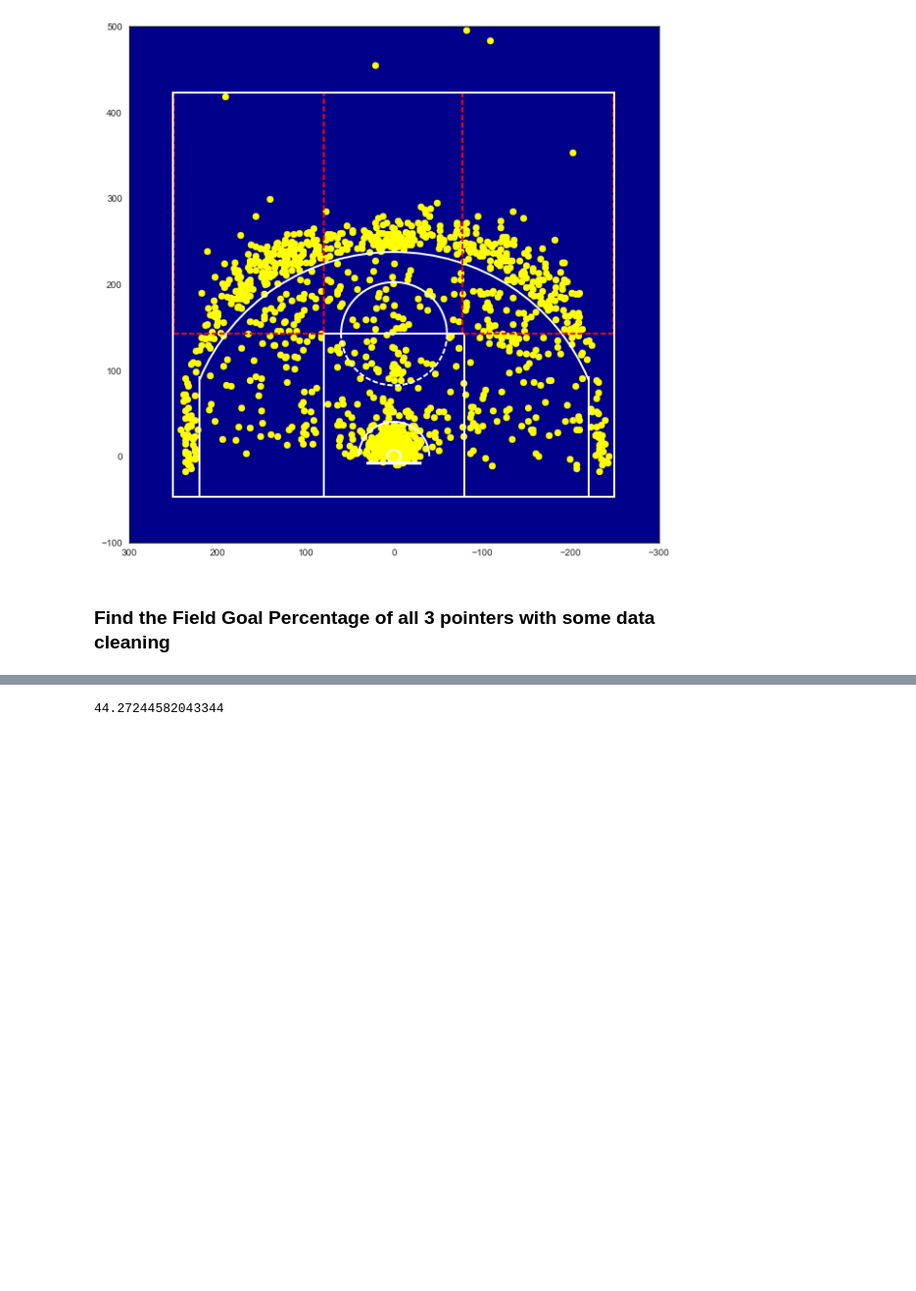
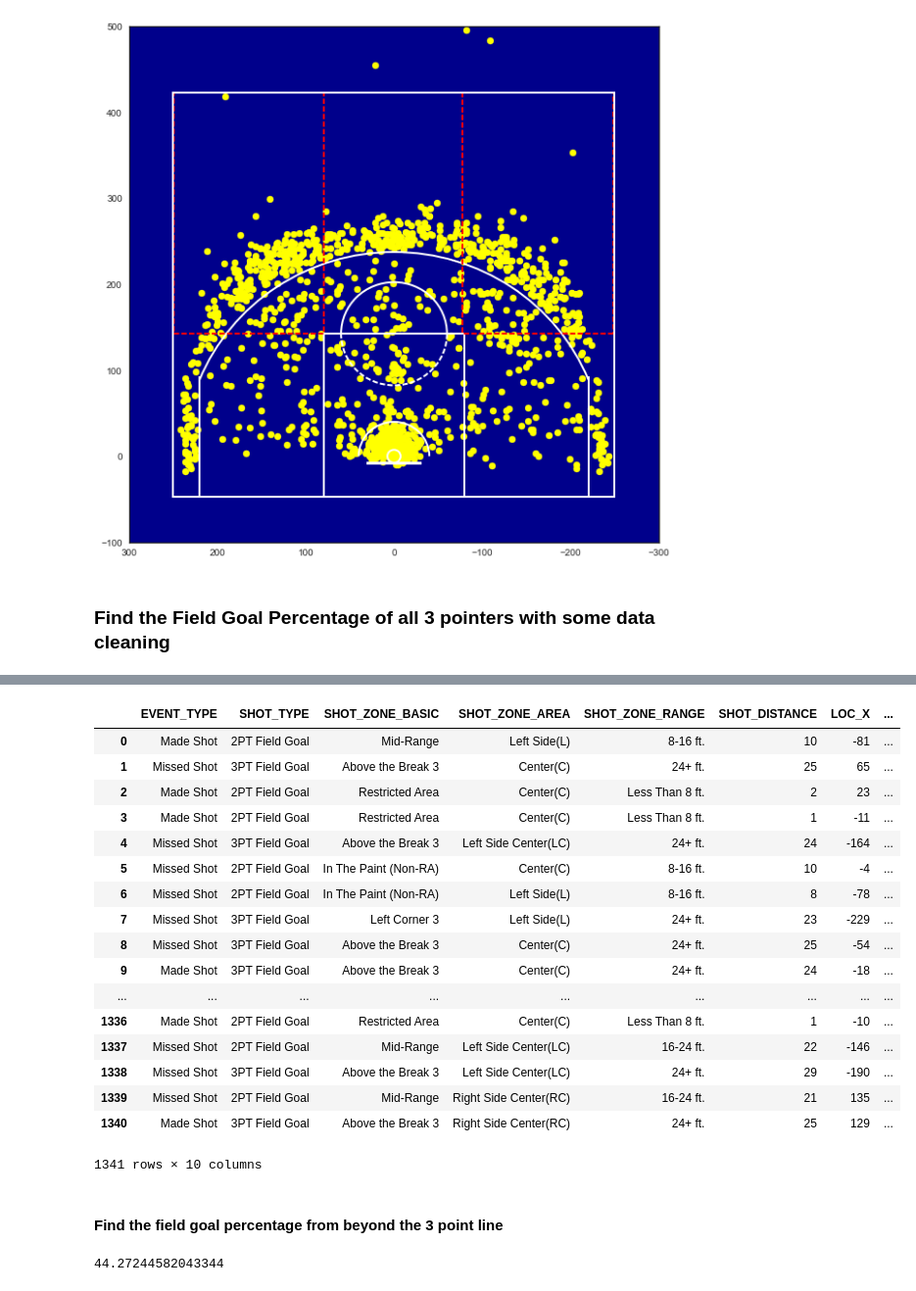
Before and after one commit to TomDonoghue/Pr_065, a Jupyter notebook: FInalProject.ipynb, the cells around one changed output, grey strips where cells are left out. Shown at 98% size. Saved outputs shown, nothing was run; the diff lists cells and outputs as text; code cells hidden in the pictures; blank space fills up the shorter version.

```diff
--- a/FInalProject.ipynb
+++ b/FInalProject.ipynb
@@ -139 +161,26 @@ plt.show()
+# %%
+#drop some columns to make data easier to look at
+df_shots.drop(['GRID_TYPE','GAME_ID','GAME_EVENT_ID','PLAYER_ID','PLAYER_NAME','TEAM_ID','TEAM_NAME','PERIOD','MINUTES_REMAINING','SECONDS_REMAINING','HTM','VTM','ACTION_TYPE','GAME_DATE'], axis=1, inplace=True)
+df_shots
+# %% [output]
+|  | EVENT_TYPE | SHOT_TYPE | SHOT_ZONE_BASIC | SHOT_ZONE_AREA | SHOT_ZONE_RANGE | SHOT_DISTANCE | LOC_X | ... |
+| 0 | Made Shot | 2PT Field Goal | Mid-Range | Left Side(L) | 8-16 ft. | 10 | -81 | ... |
+| 1 | Missed Shot | 3PT Field Goal | Above the Break 3 | Center(C) | 24+ ft. | 25 | 65 | ... |
+| 2 | Made Shot | 2PT Field Goal | Restricted Area | Center(C) | Less Than 8 ft. | 2 | 23 | ... |
+| 3 | Made Shot | 2PT Field Goal | Restricted Area | Center(C) | Less Than 8 ft. | 1 | -11 | ... |
+| 4 | Missed Shot | 3PT Field Goal | Above the Break 3 | Left Side Center(LC) | 24+ ft. | 24 | -164 | ... |
+| 5 | Missed Shot | 2PT Field Goal | In The Paint (Non-RA) | Center(C) | 8-16 ft. | 10 | -4 | ... |
+| 6 | Missed Shot | 2PT Field Goal | In The Paint (Non-RA) | Left Side(L) | 8-16 ft. | 8 | -78 | ... |
+| 7 | Missed Shot | 3PT Field Goal | Left Corner 3 | Left Side(L) | 24+ ft. | 23 | -229 | ... |
+| 8 | Missed Shot | 3PT Field Goal | Above the Break 3 | Center(C) | 24+ ft. | 25 | -54 | ... |
+| 9 | Made Shot | 3PT Field Goal | Above the Break 3 | Center(C) | 24+ ft. | 24 | -18 | ... |
+| ... | ... | ... | ... | ... | ... | ... | ... | ... |
+| 1336 | Made Shot | 2PT Field Goal | Restricted Area | Center(C) | Less Than 8 ft. | 1 | -10 | ... |
+| 1337 | Missed Shot | 2PT Field Goal | Mid-Range | Left Side Center(LC) | 16-24 ft. | 22 | -146 | ... |
+| 1338 | Missed Shot | 3PT Field Goal | Above the Break 3 | Left Side Center(LC) | 24+ ft. | 29 | -190 | ... |
+| 1339 | Missed Shot | 2PT Field Goal | Mid-Range | Right Side Center(RC) | 16-24 ft. | 21 | 135 | ... |
+| 1340 | Made Shot | 3PT Field Goal | Above the Break 3 | Right Side Center(RC) | 24+ ft. | 25 | 129 | ... |
+1341 rows × 10 columns
+# %% [markdown]
+#### Find the field goal percentage from beyond the 3 point line
 # %%
```
Also changed, not shown: parts of 4 cells of this notebook.
